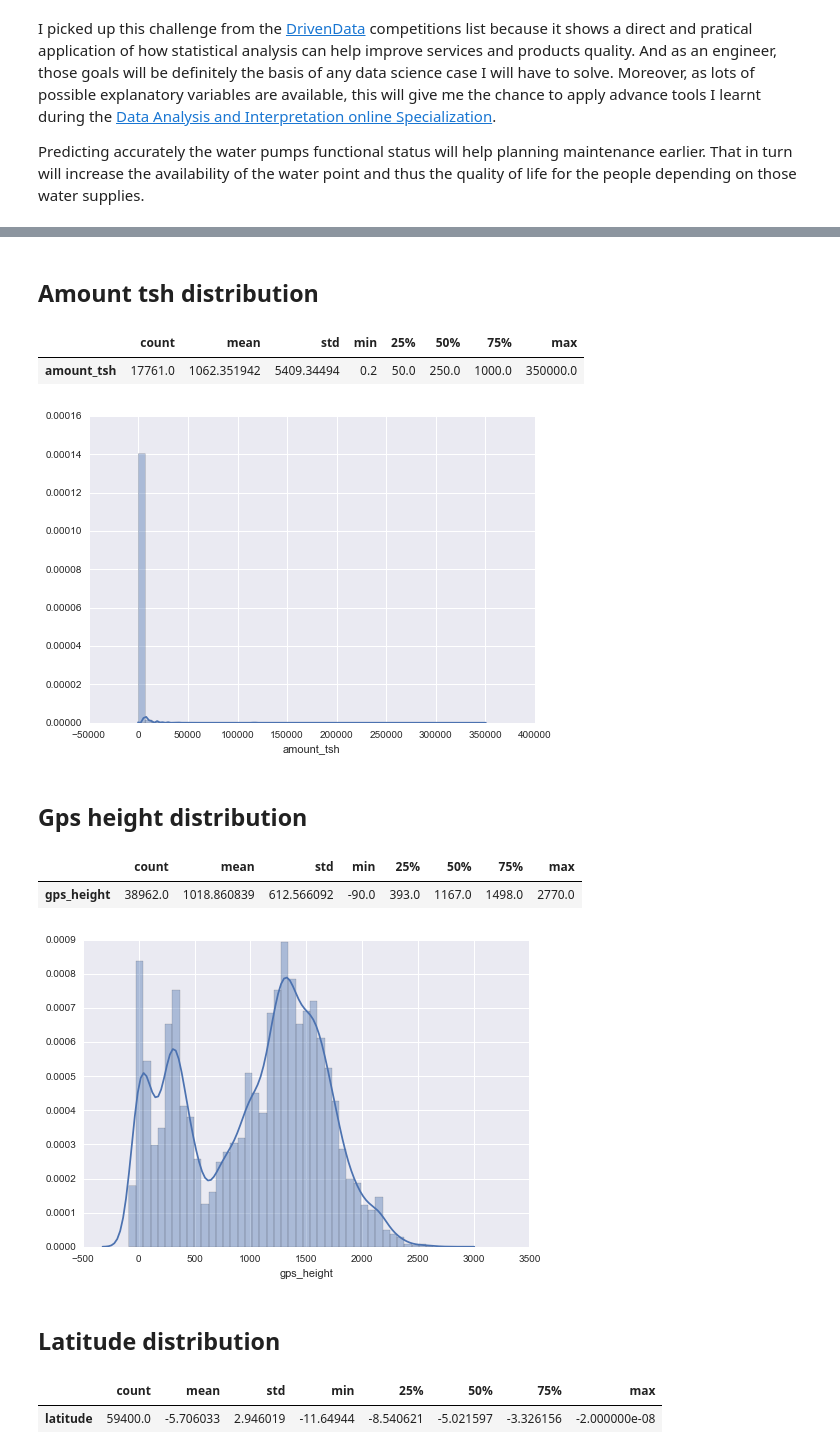
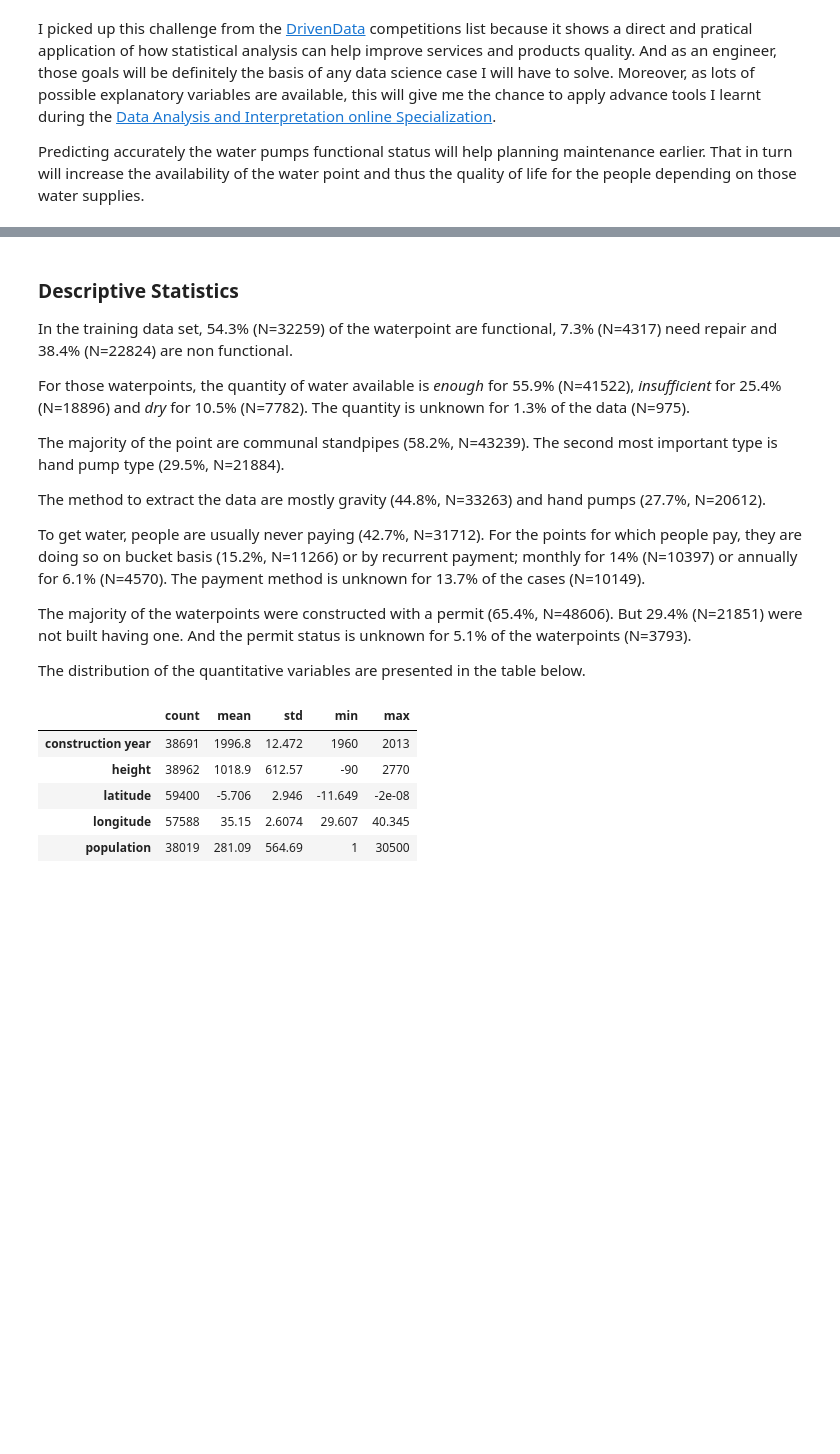
Before and after one commit to fcollonval/coursera_data_visualization, a Jupyter notebook: WaterPumpsPrediction.ipynb, the cells around one changed output, grey strips where cells are left out. Drawn from its saved outputs; the diff is of its cells as text; code cells hidden in the pictures; blank space fills up the shorter version.

```diff
--- a/WaterPumpsPrediction.ipynb
+++ b/WaterPumpsPrediction.ipynb
@@ -82,3 +75,0 @@ test_data = pd.read_csv('test_set_values.csv', index_col=0)
-# %%
-data = training_label.join(training_data)
-data.head()
@@ -195,16 +182,0 @@ predictors.shape
-# %%
-pd.set_option('display.max_columns', 25)
-list_fields = ['status_group', ]
-list_fields.extend(categorical_predictors)
-list_fields.extend(('public_meeting', 'permit'))
-for field in list_fields:
-    display_markdown("### {} distribution".format(' '.join(field.split('_')).capitalize()),
-                     raw=True)
-    display(data[field].value_counts(dropna=False).to_frame().T)
-    fig = plt.figure()
-    ax = fig.add_subplot(111)
-    ax = sns.countplot(field, data=data, ax=ax)
-    lbls = ax.get_xticklabels()
-    if len(lbls) > 7:
-        ax.set_xticklabels(lbls, rotation=90)
-    plt.show()
@@ -231,23 +280,39 @@ for field in list_fields:
+# %% [markdown]
+### Descriptive Statistics
+
+In the training data set, 54.3% (N=32259) of the waterpoint are functional, 7.3% (N=4317) need repair and 38.4% (N=22824) are non functional.
+
+For those waterpoints, the quantity of water available is *enough* for 55.9% (N=41522), *insufficient* for 25.4% (N=18896) and *dry* for 10.5% (N=7782). The quantity is unknown for 1.3% of the data (N=975).
+
+The majority of the point are communal standpipes (58.2%, N=43239). The second most important type is hand pump type (29.5%, N=21884).
+
+The method to extract the data are mostly gravity (44.8%, N=33263) and hand pumps (27.7%, N=20612).
+
+To get water, people are usually never paying (42.7%, N=31712). For the points for which people pay, they are doing so on bucket basis (15.2%, N=11266) or by recurrent payment; monthly for 14% (N=10397) or annually for 6.1% (N=4570). The payment method is unknown for 13.7% of the cases (N=10149).
+
+The majority of the waterpoints were constructed with a permit (65.4%, N=48606). But 29.4% (N=21851) were not built having one. And the permit status is unknown for 5.1% of the waterpoints (N=3793).
+
+The distribution of the quantitative variables are presented in the table below.
 # %%
-for field in ('amount_tsh', 'gps_height', 'latitude', 'longitude', 'construction_year', 'population'):
-    display_markdown("### {} distribution".format(' '.join(field.split('_')).capitalize()),
-                     raw=True)
+pd.set_option('display.float_format', lambda x: '{:.5g}'.format(x))
+quantitative_var = dict()
+for field in ('gps_height', 'latitude', 'longitude', 'construction_year', 'population'):
+    if field == 'gps_height':
+        field_name = 'height'
+    else:
+        field_name = ' '.join(field.split('_'))
+
     clean_field = training_data[field].map(lambda x: x if abs(x)>1e-8 else pd.np.nan)
     clean_field = clean_field.dropna()
-    display(clean_field.describe().to_frame().T)
-    fig = plt.figure()
-    ax = fig.add_subplot(111)
-    ax = sns.distplot(clean_field)
-    plt.show()
+    quantitative_var[field_name] = clean_field.describe()
+
+(pd.DataFrame(quantitative_var)
+   .loc[['count', 'mean', 'std', 'min', 'max']]
+   .T)
 # %% [output]
-## Amount tsh distribution
-|  | count | mean | std | min | 25% | 50% | 75% | max |
-| amount_tsh | 17761.0 | 1062.351942 | 5409.34494 | 0.2 | 50.0 | 250.0 | 1000.0 | 350000.0 |
+|  | count | mean | std | min | max |
+| construction year | 38691 | 1996.8 | 12.472 | 1960 | 2013 |
+| height | 38962 | 1018.9 | 612.57 | -90 | 2770 |
+| latitude | 59400 | -5.706 | 2.946 | -11.649 | -2e-08 |
+| longitude | 57588 | 35.15 | 2.6074 | 29.607 | 40.345 |
+| population | 38019 | 281.09 | 564.69 | 1 | 30500 |
-[figure, removed]
-## Gps height distribution
-|  | count | mean | std | min | 25% | 50% | 75% | max |
-| gps_height | 38962.0 | 1018.860839 | 612.566092 | -90.0 | 393.0 | 1167.0 | 1498.0 | 2770.0 |
-[figure, removed]
-## Latitude distribution
-|  | count | mean | std | min | 25% | 50% | 75% | max |
-| latitude | 59400.0 | -5.706033 | 2.946019 | -11.64944 | -8.540621 | -5.021597 | -3.326156 | -2.000000e-08 |
```
Also changed, not shown: parts of 31 cells of this notebook, 2 other files.
